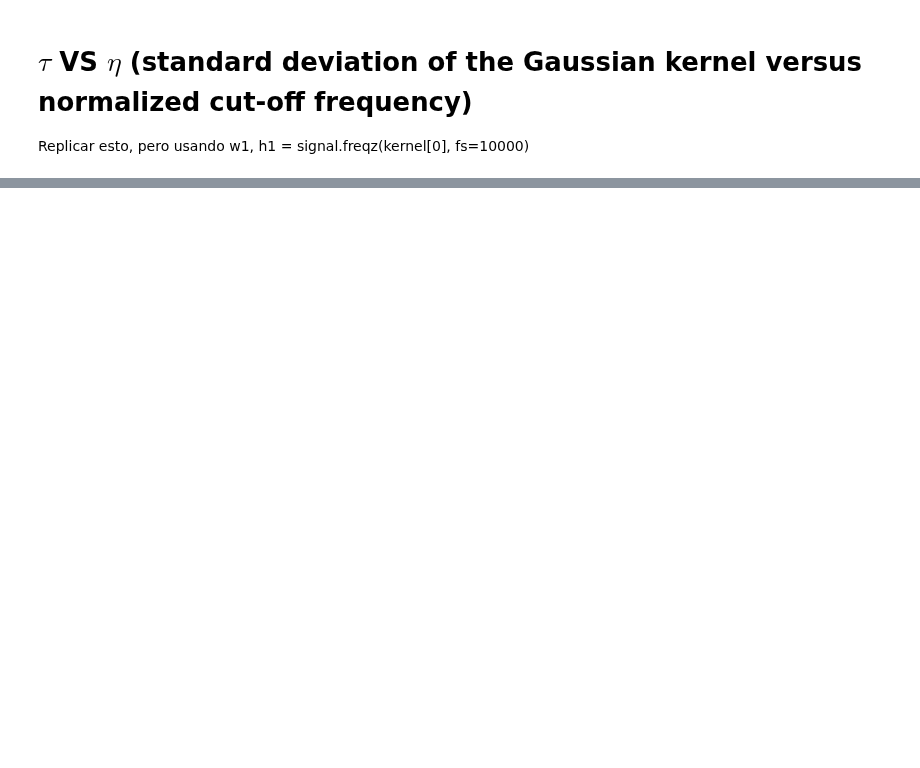
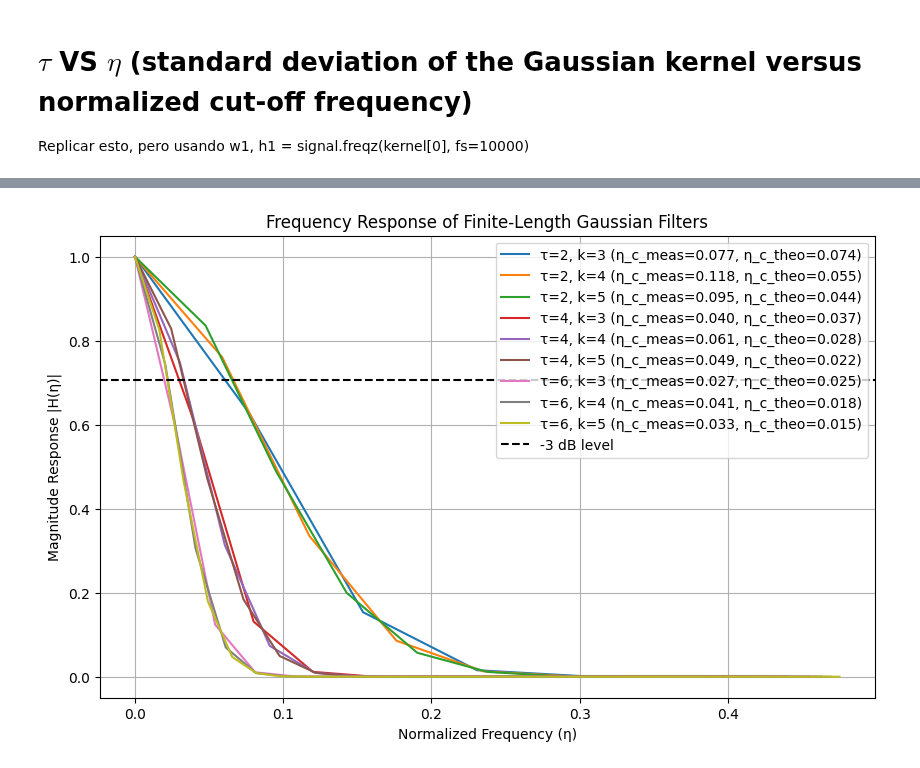
Before and after one commit to vicente-gonzalez-ruiz/denoising, a Jupyter notebook: notebooks/tau_vs_eta.ipynb, the cells around one changed output, grey strips where cells are left out. Cells and saved outputs as stored; diff of their text form; code cells hidden in the pictures; blank space fills up the shorter version.

```diff
--- a/notebooks/tau_vs_eta.ipynb
+++ b/notebooks/tau_vs_eta.ipynb
@@ -176,0 +271,68 @@ plt.show()
+# %%
+# Re-import necessary libraries after execution state reset
+import numpy as np
+import matplotlib.pyplot as plt
+from scipy.fftpack import fft, fftfreq
+#from scipy.signal import gaussian
+from scipy.signal.windows import gaussian
+
+def compute_cutoff_frequency(tau, k, fs=1.0):
+    """
+    Compute the cutoff frequency (-3 dB point) of a finite-length Gaussian filter.
+
+    Parameters:
+        tau: Standard deviation of the Gaussian kernel
+        k: Truncation factor (Gaussian is truncated at ±k*tau)
+        fs: Sampling frequency (default=1 for normalized frequency)
+
+    Returns:
+        Measured cutoff frequency eta_c
+    """
+    # Define kernel length
+    L = int(2 * k * tau + 1)
+    if L % 2 == 0:
+        L += 1  # Ensure odd length for symmetry
+
+    # Generate discrete Gaussian kernel
+    kernel = gaussian(L, std=tau, sym=True)
+    kernel /= np.sum(kernel)  # Normalize
+
+    # Compute frequency response via FFT
+    freq = fftfreq(L, d=1/fs)[:L//2]  # Positive frequencies
+    response = np.abs(fft(kernel))[:L//2]
+    response /= np.max(response)  # Normalize magnitude
+
+    # Find cutoff frequency (-3 dB point, |H(f)| = 1/sqrt(2))
+    idx_cutoff = np.where(response <= 1/np.sqrt(2))[0][0]
+    eta_c_measured = freq[idx_cutoff]  # Normalized cutoff frequency
+
+    return eta_c_measured, freq, response, L, kernel
+
+# Define tau and k
+tau_values = [2, 4, 6]
+k_values = [3, 4, 5]
+results = {}
+
+for tau in tau_values:
+    for k in k_values:
+        eta_c_measured, freq, response, L, kernel = compute_cutoff_frequency(tau, k)
+        eta_c_theoretical = 0.443 / (k * tau)
+        results[(tau, k)] = (eta_c_measured, eta_c_theoretical, L, kernel, freq, response)
+
+# Plot results for different tau and k values
+plt.figure(figsize=(10, 6))
+for (tau, k), (eta_c_measured, eta_c_theoretical, L, kernel, freq, response) in results.items():
+    plt.plot(freq, response, label=f"τ={tau}, k={k} (η_c_meas={eta_c_measured:.3f}, η_c_theo={eta_c_theoretical:.3f})")
+
+plt.axhline(1/np.sqrt(2), color="black", linestyle="--", label="-3 dB level")
+plt.xlabel("Normalized Frequency (η)")
+plt.ylabel("Magnitude Response |H(η)|")
+plt.title("Frequency Response of Finite-Length Gaussian Filters")
+plt.legend()
+plt.grid()
+plt.show()
+
+# Print numerical results
+results
+# %% [output]
+[figure, added]
```
Also changed, not shown: parts of 9 cells of this notebook, 3 other files.
